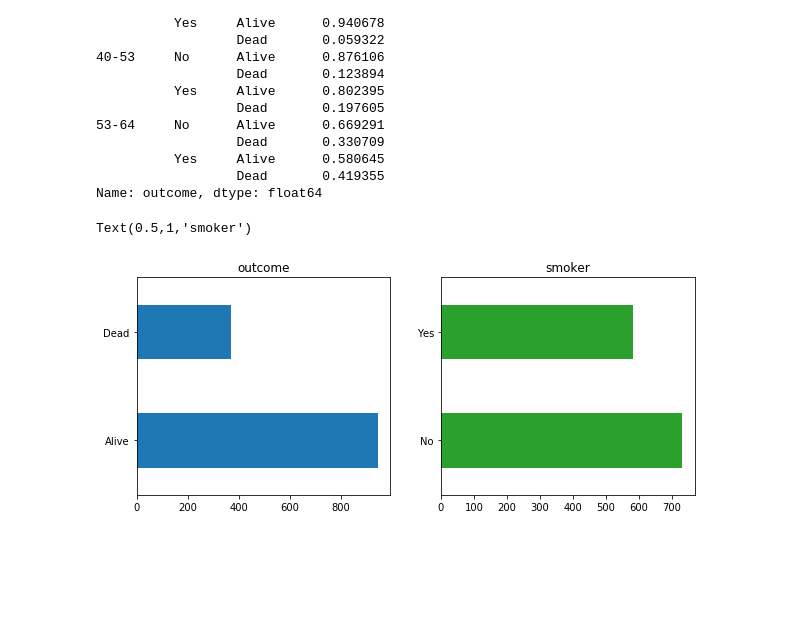
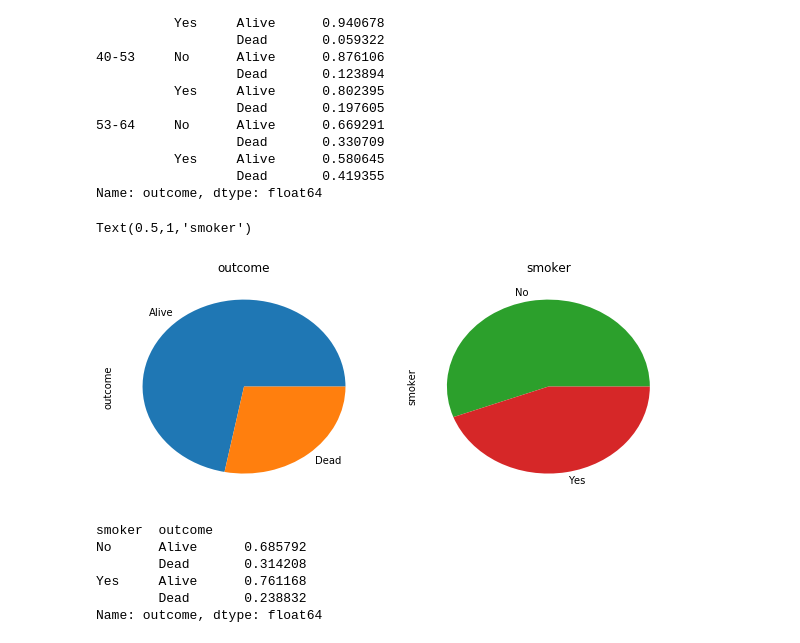
Before and after one commit to fabianfranklinhuffstead/VariousDatasetAnalysis, a Jupyter notebook: Exercise Files/chapter3/workbook_03_07.ipynb, the cells around one changed output. Drawn from its saved outputs; the diff is of its cells as text; code cells hidden in the pictures; blank space fills up the shorter version.

```diff
--- a/Exercise Files/chapter3/workbook_03_07.ipynb
+++ b/Exercise Files/chapter3/workbook_03_07.ipynb
@@ -56,8 +56,19 @@ ageGroup  smoker  outcome
 Name: outcome, dtype: float64
 # %%
 pp.figure(figsize=(10,4))
-pp.subplot(1,2,1); smoking.outcome.value_counts().plot(kind='barh', color=['C0','C1']); pp.title('outcome')
-pp.subplot(1,2,2); smoking.smoker.value_counts().plot(kind='barh',  color=['C2','C3']); pp.title('smoker')
+pp.subplot(1,2,1); smoking.outcome.value_counts().plot(kind='pie', colors=['C0','C1']); pp.title('outcome')
+pp.subplot(1,2,2); smoking.smoker.value_counts().plot(kind='pie',  colors=['C2','C3']); pp.title('smoker')
+
+# kind = pie for pie, bar for vertical bars and horizontal bars | color for bar and colors for pie
 # %% [output]
 Text(0.5,1,'smoker')
-[figure, old version]
+[figure, new version]
+# %%
+bysmoker
+# %% [output]
+smoker  outcome
+No      Alive      0.685792
+        Dead       0.314208
+Yes     Alive      0.761168
+        Dead       0.238832
+Name: outcome, dtype: float64
```
Also changed, not shown: parts of 8 cells of this notebook.
